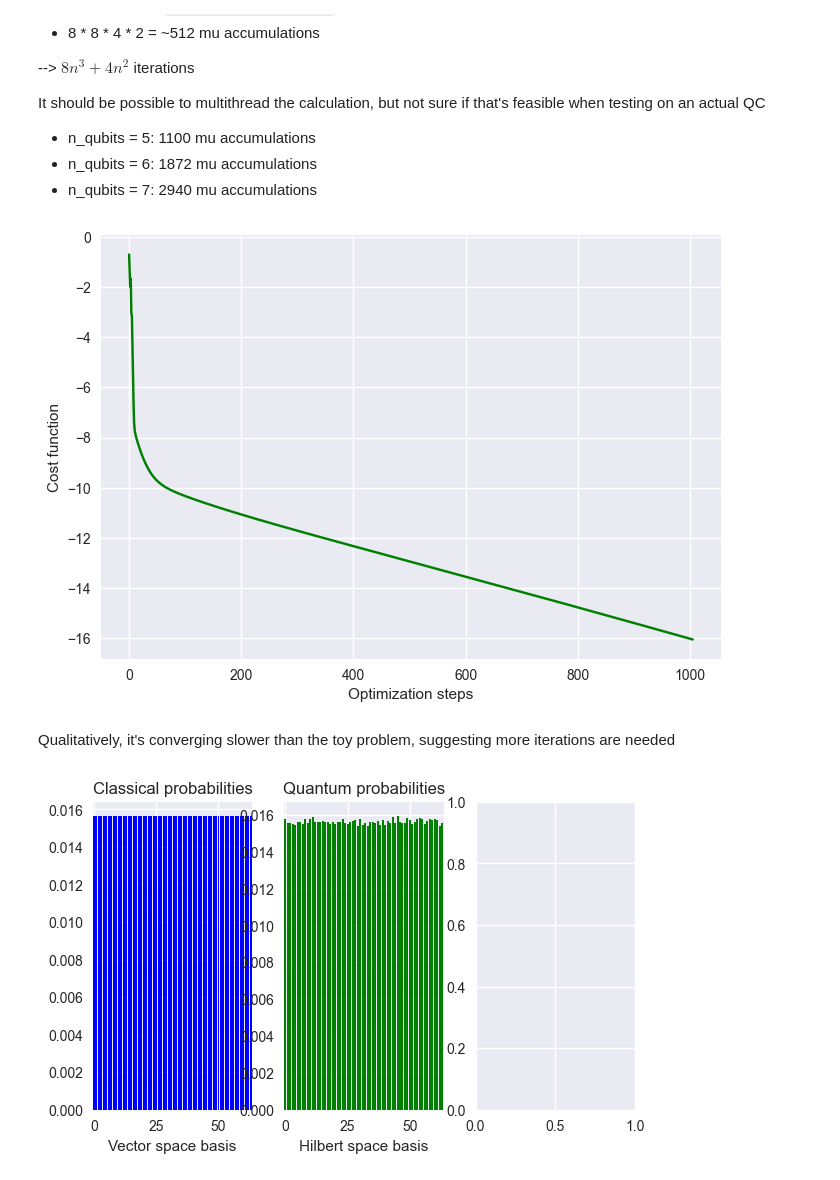
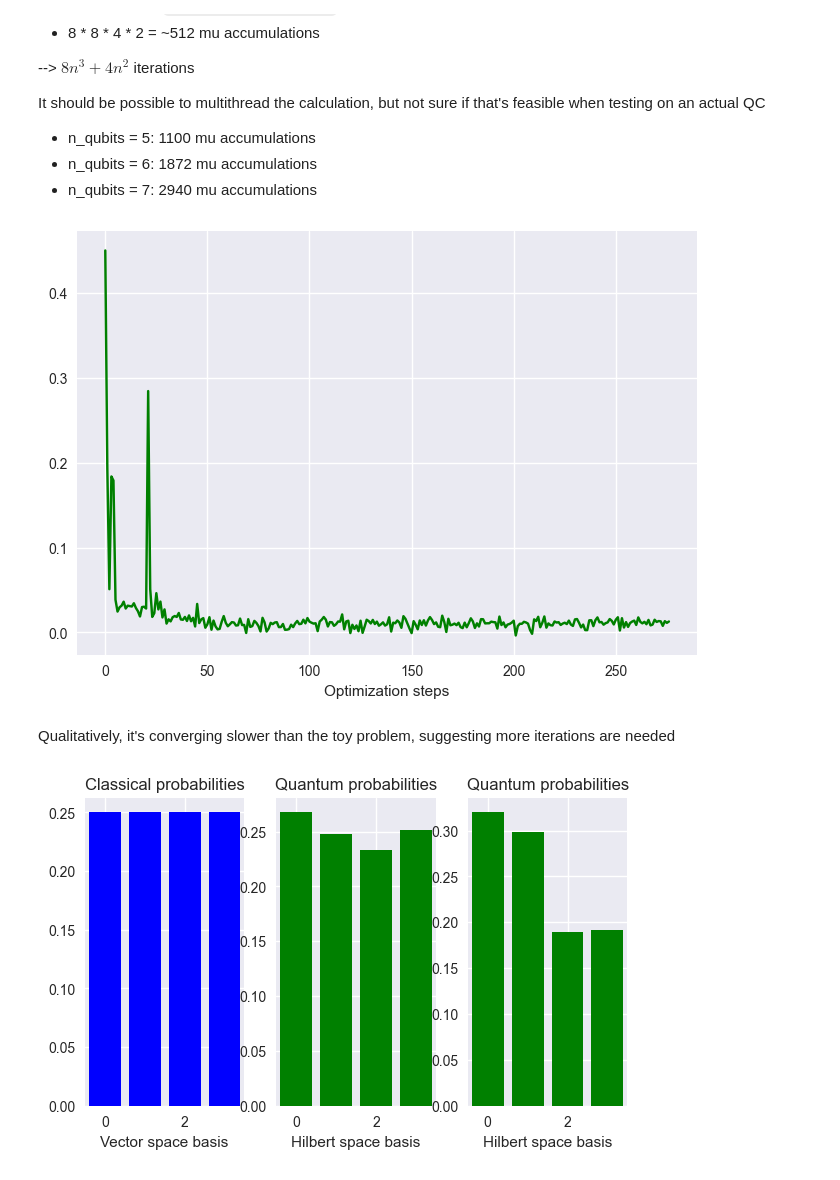
Before and after one commit to quantumethicsproject/Algorithm-Research, a Jupyter notebook: Student-Hub/Indy-Ng/VQLS_Jeffrey.ipynb, the cells around one changed output. Saved outputs shown, nothing was run; the diff lists cells and outputs as text; code cells hidden in the pictures.

```diff
--- a/Student-Hub/Indy-Ng/VQLS_Jeffrey.ipynb
+++ b/Student-Hub/Indy-Ng/VQLS_Jeffrey.ipynb
@@ -33,7 +33,7 @@ def configured_backend():
     return backend
 # %%
 # define the problem we want to perform our experiment on
-n_qubits = 6
+n_qubits = 3
 error = 1.6 * 10**-3
 cond_num = 2
 
@@ -49,9 +49,16 @@ init_weights = list(w.copy().numpy())
 # w = q_delta * np.random.randn(batch_size, problem.param_shape, requires_grad=True)
 # %%
 # create our devices to run our circuits on
-dev_mu = qml.device("default.qubit", wires=n_qubits+1)
+# dev_mu = qml.device("default.qubit", wires=n_qubits+1)
+noise_strength = 0.01
+# dev_mu = qml.device("default.mixed", wires=n_qubits+1)
+# dev_mu = qml.transforms.insert(
+#     dev_mu,
+#     qml.BitFlip,
+#     noise_strength
+# )
 dev_gamma = qml.device("default.qubit", wires=n_qubits*2 + 1)
-# dev_mu = qml.device("qiskit.remote", wires=n_qubits+1, backend=configured_backend()) # device for real IBM devices noisy simulators
+dev_mu = qml.device("qiskit.remote", wires=n_qubits+1, backend=configured_backend()) # device for real IBM devices noisy simulators
 # %%
 # in order to make the error mitigation work, we have to pull out the QNode definition outside of the cost function so I'm doing it here
 local_hadamard_test = qml.QNode(local_hadamard_test, dev_mu, interface="autograd")
@@ -156,22 +183,28 @@ It should be possible to multithread the calculation, but not sure if that's fea
 * n_qubits = 7: 2940 mu accumulations
 # %%
 plt.style.use("seaborn")
-plt.plot(np.log(cost_history), "g")
+# plt.plot(np.log(cost_history), "g")
 # plt.plot(cost_history, "g")
-# plt.plot(cost_history2, "g")
-plt.ylabel("Cost function")
+plt.plot(cost_history2, "g")
+# plt.ylabel("Cost function")
 plt.xlabel("Optimization steps")
 plt.show()
 # %% [output]
-[figure, old version]
+[figure, new version]
 # %% [markdown]
 Qualitatively, it's converging slower than the toy problem, suggesting more iterations are needed
 # %%
 from bin.inference import get_cprobs, get_qprobs
 c_probs = get_cprobs(problem)
 
-# dev_x = qml.device("qiskit.remote", wires=n_qubits, backend=configured_backend())
-dev_x = qml.device("default.qubit", wires=n_qubits, shots=n_shots)
+dev_x = qml.device("qiskit.remote", wires=n_qubits, backend=configured_backend(), shots=n_shots)
+dev_x2 = qml.device("default.mixed", wires=n_qubits, shots=n_shots)
+# dev_x = qml.transforms.insert(
+#     dev_x,
+#     qml.BitFlip,
+#     noise_strength
+# )
+# dev_x = qml.device("default.qubit", wires=n_qubits, shots=n_shots)
 
 def prepare_and_sample(problem, weights):
 
@@ -194,7 +227,7 @@ def get_qprobs(problem, w, device):
     # convert the raw samples (bit strings) into integers and count them
     samples = []
     for sam in raw_samples:
-        samples.append(int("".join(str(bs) for bs in sam), base=2))
+        samples.append(int("".join(str(int(bs)) for bs in sam), base=2))
 
     q_probs = np.bincount(samples, minlength=2**problem.n_qubits) / len(raw_samples)
     # q_probs = np.bincount(samples, minlength=2**problem.n_qubits) / n_shots
@@ -202,26 +235,38 @@ def get_qprobs(problem, w, device):
     return q_probs
 
 
-q_probs = get_qprobs(problem, best_w, dev_x)
-# q_probs2 = get_qprobs(problem, w1, dev_x)
+# q_probs = get_qprobs(problem, best_w, dev_x)
+q_probs2 = get_qprobs(problem, w1, dev_x)
+q_probs2_ideal = get_qprobs(problem, w1, dev_x2)
+# q_probs3 = get_qprobs(problem, [1.5705046150451736, 1.5705041724710558, -0.0009846128569860652, 0.000984610085330146, 0.00029202653119376993, 0.0002918396812539236, 0.0012198785697687766, -0.0010337890860256797, 0.0009437314407577103, 0.001185472295695717, 0.0020100669403005198, 0.0005855538999739717, 0.000525121845110425, -0.0009814305643716197, 0.00029608381115290634, -2.7253248349064283e-05, -0.0014873097674744367, 0.0003028086025783615, -0.0013560394256734397, -7.271131181252964e-05], dev_x)
 # %%
 fig, (ax1, ax2, ax3) = plt.subplots(1, 3, figsize=(7, 4))
 
 ax1.bar(np.arange(0, 2 ** n_qubits), c_probs, color="blue")
 ax1.set_xlim(-0.5, 2 ** n_qubits - 0.5)
 ax1.set_xlabel("Vector space basis")
 ax1.set_title("Classical probabilities")
 
-ax2.bar(np.arange(0, 2 ** n_qubits), q_probs, color="green")
+# ax2.bar(np.arange(0, 2 ** n_qubits), q_probs, color="green")
+# ax2.set_xlim(-0.5, 2 ** n_qubits - 0.5)
+# ax2.set_xlabel("Hilbert space basis")
+# ax2.set_title("Quantum probabilities")
+
+ax2.bar(np.arange(0, 2 ** n_qubits), q_probs2_ideal, color="green")
 ax2.set_xlim(-0.5, 2 ** n_qubits - 0.5)
 ax2.set_xlabel("Hilbert space basis")
 ax2.set_title("Quantum probabilities")
 
-# ax3.bar(np.arange(0, 2 ** n_qubits), q_probs2, color="green")
+ax3.bar(np.arange(0, 2 ** n_qubits), q_probs2, color="green")
+ax3.set_xlim(-0.5, 2 ** n_qubits - 0.5)
+ax3.set_xlabel("Hilbert space basis")
+ax3.set_title("Quantum probabilities")
+
+# ax3.bar(np.arange(0, 2 ** n_qubits), q_probs3, color="green")
 # ax3.set_xlim(-0.5, 2 ** n_qubits - 0.5)
 # ax3.set_xlabel("Hilbert space basis")
 # ax3.set_title("Quantum probabilities")
 
 plt.show()
 # %% [output]
-[figure, old version]
+[figure, new version]
```
Also changed, not shown: parts of 6 cells of this notebook, 9 other files.
